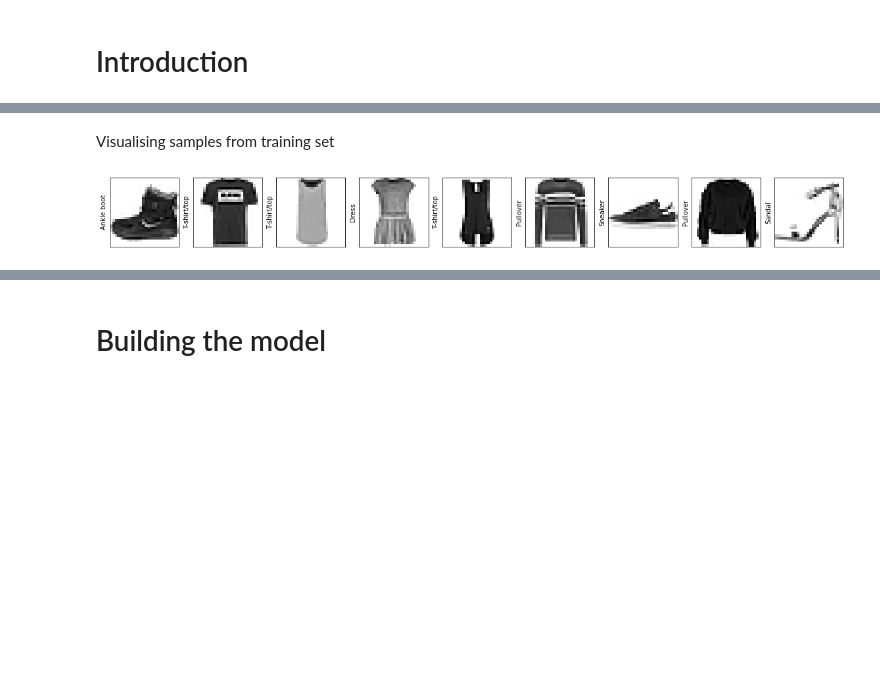
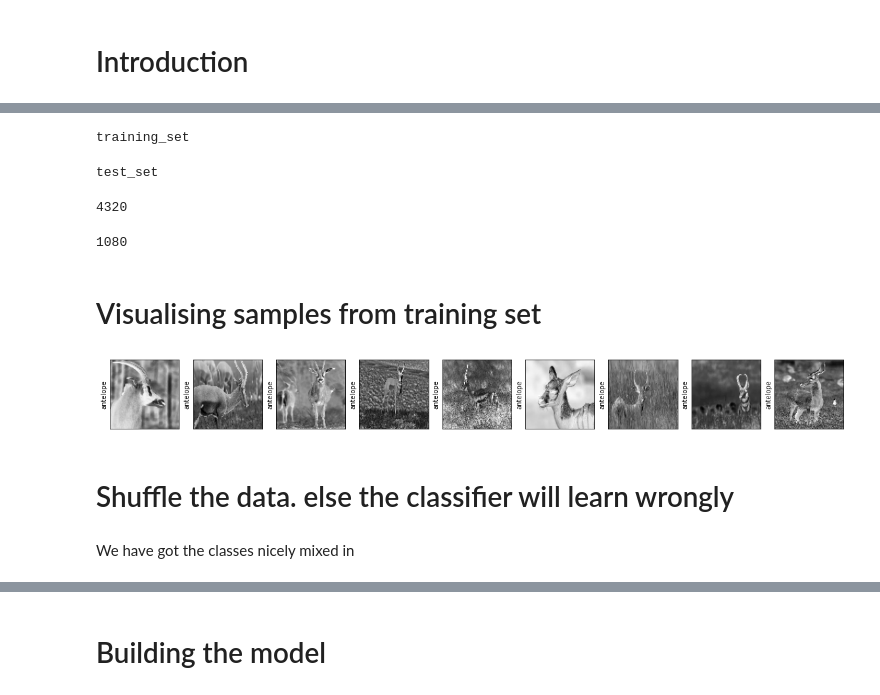
Before and after one commit to nawabhussain/Tensorflow-Tutorials, a Jupyter notebook: Computer Vision/Clothes Image Classification.ipynb, the cells around one changed output, grey strips where cells are left out. Cells and saved outputs as stored; diff of their text form; code cells hidden in the pictures; blank space fills up the shorter version.

```diff
--- a/Computer Vision/Clothes Image Classification.ipynb
+++ b/Computer Vision/Clothes Image Classification.ipynb
@@ -45,0 +22,4 @@ test_images = test_images / 255
+# %%
+file = open("animals.txt")
+file_contents = file.read()
+animals_dataset = file_contents.splitlines()
@@ -46,13 +28,61 @@ test_images = test_images / 255
+# %%
+IMG_SIZE = 60 # different shapes (landscape, potraite) are normalized
+# method to load train a
+def create_training_test_dataset(img_path):
+
+    DATADIR = "animals/"
+    training_data = []
+    print(img_path)
+
+    for category in animals_dataset:  # do dogs and cats
+
+        path = os.path.join(DATADIR + img_path, category)  # create path to the animals
+        class_num = animals_dataset.index(category)  # get the classification  (0 to 90).
+
+        for img in tqdm(os.listdir(path)):  # iterate over each image
+            try:
+                img_array = cv2.imread(os.path.join(path,img) ,cv2.IMREAD_GRAYSCALE)  # convert to array
+                new_array = cv2.resize(img_array, (IMG_SIZE, IMG_SIZE))  # resize to normalize data size
+                training_data.append([new_array, class_num])  # add this to our training_data
+            except Exception as e:  # in the interest in keeping the output clean...
+                pass
+            #except OSError as e:
+            #    print("OSErrroBad img most likely", e, os.path.join(path,img))
+            #except Exception as e:
+            #    print("general exception", e, os.path.join(path,img))
+
+
+    return training_data
+# %%
+training_dataset = create_training_test_dataset("training_set")
+# %% [output]
+training_set
+# %%
+test_dataset = create_training_test_dataset("test_set")
+# %% [output]
+test_set
+# %%
+print(len(training_dataset))
+# %% [output]
+4320
+# %%
+print(len(test_dataset))
+# %% [output]
+1080
 # %% [markdown]
-Visualising samples from training set
+# Visualising samples from training set
 # %%
 plt.figure(figsize=(20, 20))
 for i in range(9):
     plt.subplot(3, 9, i + 1)
     plt.xticks([])
     plt.yticks([])
-    plt.imshow(train_images[i], cmap=plt.cm.binary)
-    plt.ylabel(class_names[train_labels[i]])
+    #plt.imshow(img_array, cmap='gray')
+    image, label = training_dataset[i]
+    plt.imshow(image, cmap=plt.cm.binary)
+    plt.ylabel(animals_dataset[label])
 plt.show()
 # %% [output]
-[figure, old version]
+[figure, new version]
+# %% [markdown]
+# Shuffle the data. else the classifier will learn wrongly
@@ -58,0 +92,2 @@ plt.show()
+# %% [markdown]
+We have got the classes nicely mixed in
```
Also changed, not shown: parts of 30 cells of this notebook.
